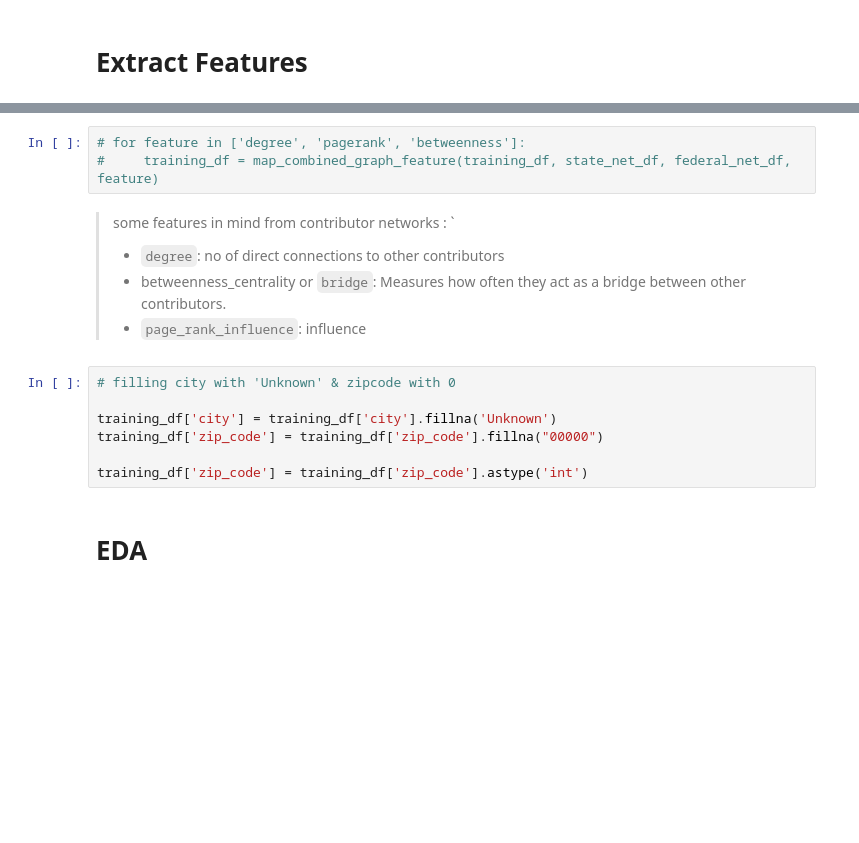
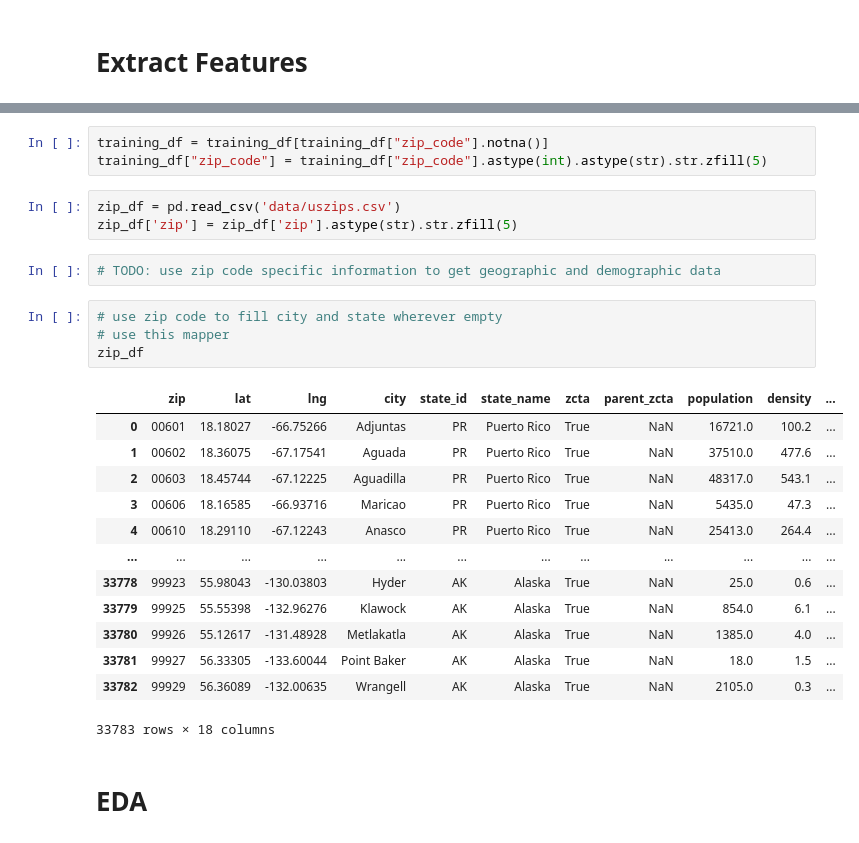
Before and after one commit to aakanksha1dutta/statisticalml, a Jupyter notebook: kaggle 2/kaggle_campaign_contribution_lab.ipynb, the cells around one changed output, grey strips where cells are left out. Drawn from its saved outputs; the diff is of its cells as text; blank space fills up the shorter version.

```diff
--- a/kaggle 2/kaggle_campaign_contribution_lab.ipynb
+++ b/kaggle 2/kaggle_campaign_contribution_lab.ipynb
@@ -150,19 +15,29 @@ for col in cols_to_convert:
-# %%
-# for feature in ['degree', 'pagerank', 'betweenness']:
-#     training_df = map_combined_graph_feature(training_df, state_net_df, federal_net_df, feature)
-# %% [markdown]
->
->  some features in mind from contributor networks : `
-> - `degree`: no of direct connections to other contributors
-> - betweenness_centrality or `bridge`: Measures how often they act as a bridge between other contributors.
-> - `page_rank_influence`: influence
+# %%
+training_df = training_df[training_df["zip_code"].notna()]
+training_df["zip_code"] = training_df["zip_code"].astype(int).astype(str).str.zfill(5)
+# %%
+zip_df = pd.read_csv('data/uszips.csv')
+zip_df['zip'] = zip_df['zip'].astype(str).str.zfill(5)
+# %%
+# TODO: use zip code specific information to get geographic and demographic data
 # %%
-# filling city with 'Unknown' & zipcode with 0
-
-training_df['city'] = training_df['city'].fillna('Unknown')
-training_df['zip_code'] = training_df['zip_code'].fillna("00000")
-
-training_df['zip_code'] = training_df['zip_code'].astype('int')
+# use zip code to fill city and state wherever empty
+# use this mapper
+zip_df
+# %% [output]
+|  | zip | lat | lng | city | state_id | state_name | zcta | parent_zcta | population | density | ... |
+| 0 | 00601 | 18.18027 | -66.75266 | Adjuntas | PR | Puerto Rico | True | NaN | 16721.0 | 100.2 | ... |
+| 1 | 00602 | 18.36075 | -67.17541 | Aguada | PR | Puerto Rico | True | NaN | 37510.0 | 477.6 | ... |
+| 2 | 00603 | 18.45744 | -67.12225 | Aguadilla | PR | Puerto Rico | True | NaN | 48317.0 | 543.1 | ... |
+| 3 | 00606 | 18.16585 | -66.93716 | Maricao | PR | Puerto Rico | True | NaN | 5435.0 | 47.3 | ... |
+| 4 | 00610 | 18.29110 | -67.12243 | Anasco | PR | Puerto Rico | True | NaN | 25413.0 | 264.4 | ... |
+| ... | ... | ... | ... | ... | ... | ... | ... | ... | ... | ... | ... |
+| 33778 | 99923 | 55.98043 | -130.03803 | Hyder | AK | Alaska | True | NaN | 25.0 | 0.6 | ... |
+| 33779 | 99925 | 55.55398 | -132.96276 | Klawock | AK | Alaska | True | NaN | 854.0 | 6.1 | ... |
+| 33780 | 99926 | 55.12617 | -131.48928 | Metlakatla | AK | Alaska | True | NaN | 1385.0 | 4.0 | ... |
+| 33781 | 99927 | 56.33305 | -133.60044 | Point Baker | AK | Alaska | True | NaN | 18.0 | 1.5 | ... |
+| 33782 | 99929 | 56.36089 | -132.00635 | Wrangell | AK | Alaska | True | NaN | 2105.0 | 0.3 | ... |
+33783 rows × 18 columns
 # %% [markdown]
 # EDA
 # %%
```
Also changed, not shown: parts of 13 cells of this notebook, 1 other file.
